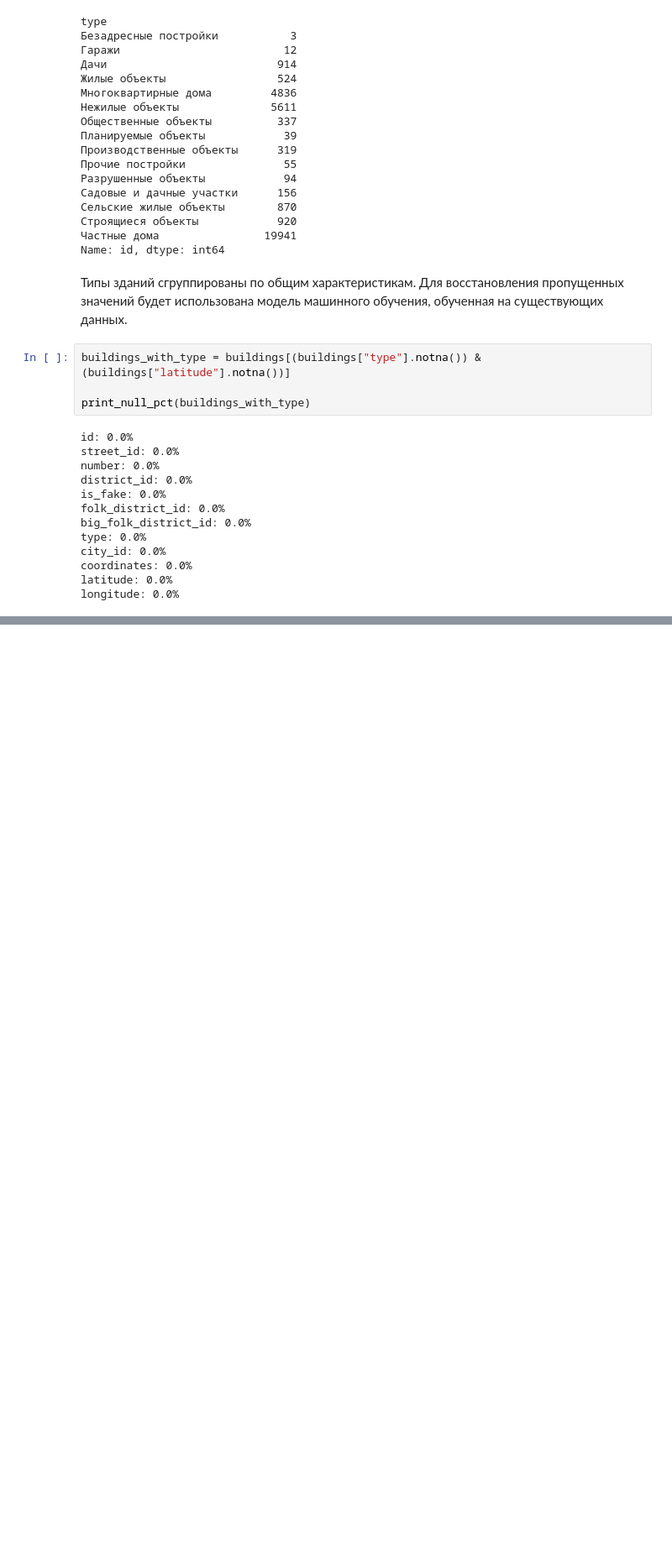
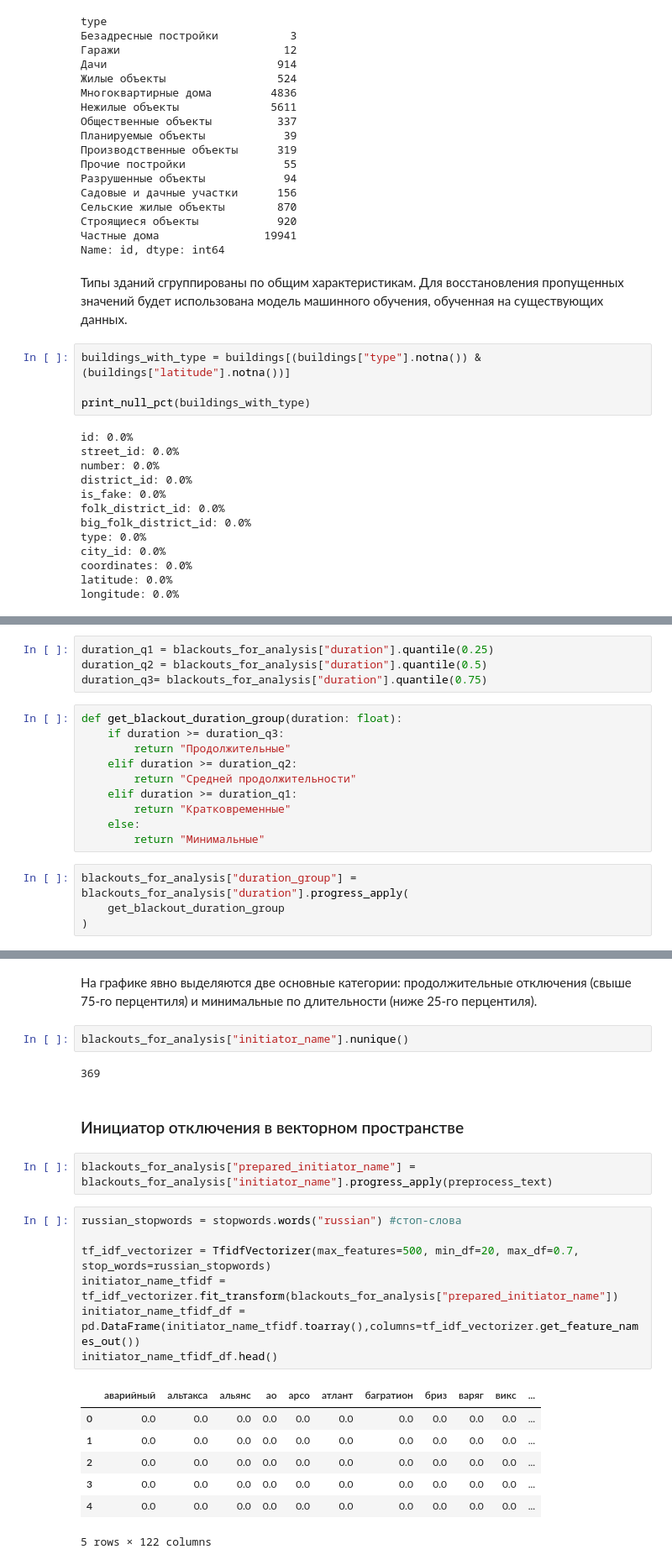
Before and after one commit to dropzed/farpost_vlru, a Jupyter notebook: ruslan/Templates/Module_1.ipynb, the cells around one changed output, grey strips where cells are left out. Shown at 84% size. Saved outputs shown, nothing was run; the diff lists cells and outputs as text; blank space fills up the shorter version.

```diff
--- a/ruslan/Templates/Module_1.ipynb
+++ b/ruslan/Templates/Module_1.ipynb
@@ -915,0 +1244,18 @@ print(f"Лучший F1 Weighted Score: {grid_search.best_score_:.4f}")
+# %%
+duration_q1 = blackouts_for_analysis["duration"].quantile(0.25)
+duration_q2 = blackouts_for_analysis["duration"].quantile(0.5)
+duration_q3= blackouts_for_analysis["duration"].quantile(0.75)
+# %%
+def get_blackout_duration_group(duration: float):
+    if duration >= duration_q3:
+        return "Продолжительные"
+    elif duration >= duration_q2:
+        return "Средней продолжительности"
+    elif duration >= duration_q1:
+        return "Кратковременные"
+    else:
+        return "Минимальные"
+# %%
+blackouts_for_analysis["duration_group"] = blackouts_for_analysis["duration"].progress_apply(
+    get_blackout_duration_group
+)
@@ -915,0 +1294,25 @@ print(f"Лучший F1 Weighted Score: {grid_search.best_score_:.4f}")
+# %% [markdown]
+На графике явно выделяются две основные категории: продолжительные отключения (свыше 75-го перцентиля) и минимальные по длительности (ниже 25-го перцентиля).
+# %%
+blackouts_for_analysis["initiator_name"].nunique()
+# %% [output]
+369
+# %% [markdown]
+### Инициатор отключения в векторном пространстве
+# %%
+blackouts_for_analysis["prepared_initiator_name"] = blackouts_for_analysis["initiator_name"].progress_apply(preprocess_text)
+# %%
+russian_stopwords = stopwords.words("russian") #стоп-слова
+
+tf_idf_vectorizer = TfidfVectorizer(max_features=500, min_df=20, max_df=0.7, stop_words=russian_stopwords)
+initiator_name_tfidf = tf_idf_vectorizer.fit_transform(blackouts_for_analysis["prepared_initiator_name"])
+initiator_name_tfidf_df = pd.DataFrame(initiator_name_tfidf.toarray(),columns=tf_idf_vectorizer.get_feature_names_out())
+initiator_name_tfidf_df.head()
+# %% [output]
+|  | аварийный | альтакса | альянс | ао | арсо | атлант | багратион | бриз | варяг | викс | ... |
+| 0 | 0.0 | 0.0 | 0.0 | 0.0 | 0.0 | 0.0 | 0.0 | 0.0 | 0.0 | 0.0 | ... |
+| 1 | 0.0 | 0.0 | 0.0 | 0.0 | 0.0 | 0.0 | 0.0 | 0.0 | 0.0 | 0.0 | ... |
+| 2 | 0.0 | 0.0 | 0.0 | 0.0 | 0.0 | 0.0 | 0.0 | 0.0 | 0.0 | 0.0 | ... |
+| 3 | 0.0 | 0.0 | 0.0 | 0.0 | 0.0 | 0.0 | 0.0 | 0.0 | 0.0 | 0.0 | ... |
+| 4 | 0.0 | 0.0 | 0.0 | 0.0 | 0.0 | 0.0 | 0.0 | 0.0 | 0.0 | 0.0 | ... |
+5 rows × 122 columns
```
Also changed, not shown: parts of 87 cells of this notebook, 1 other file.
